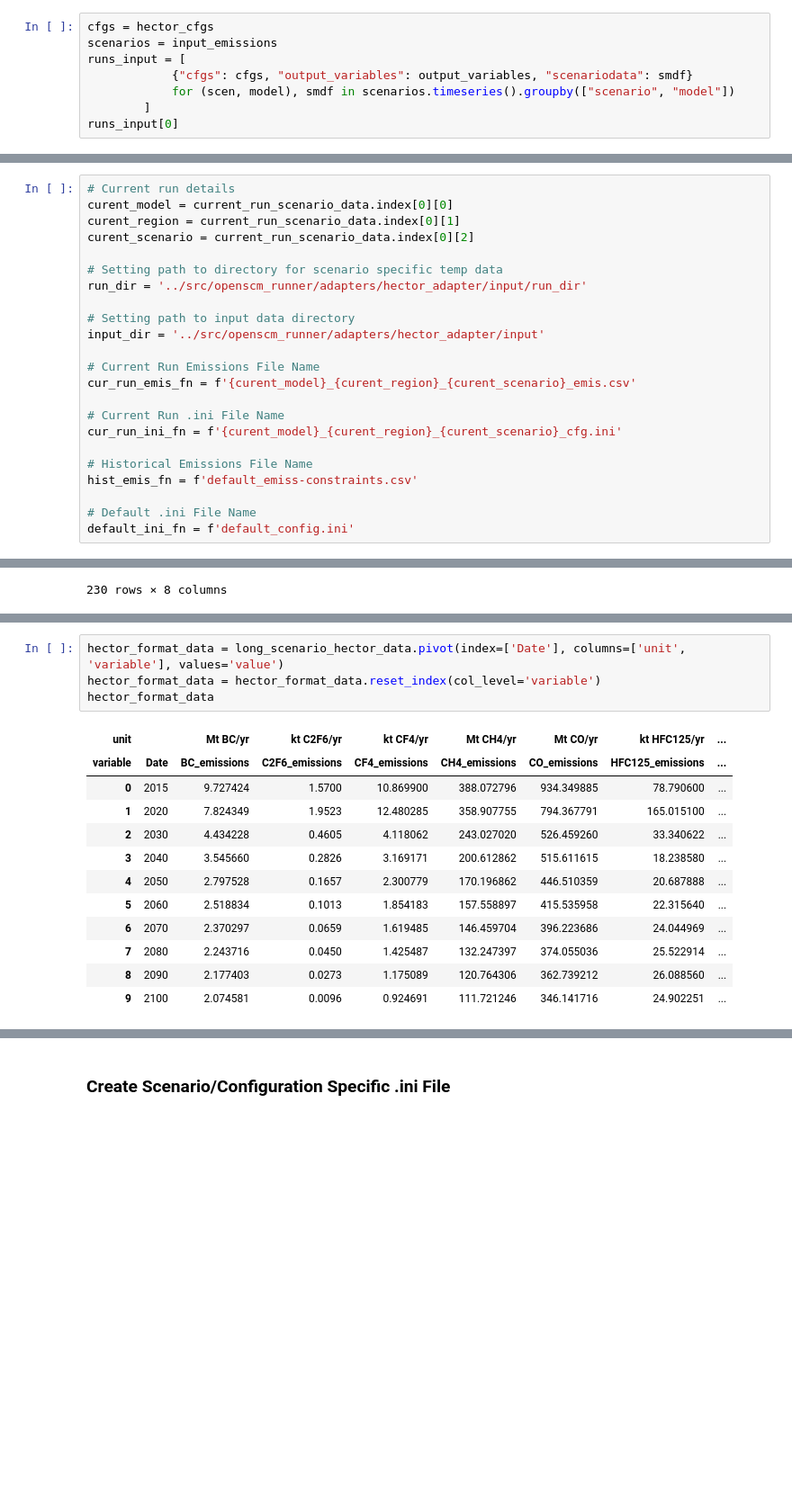
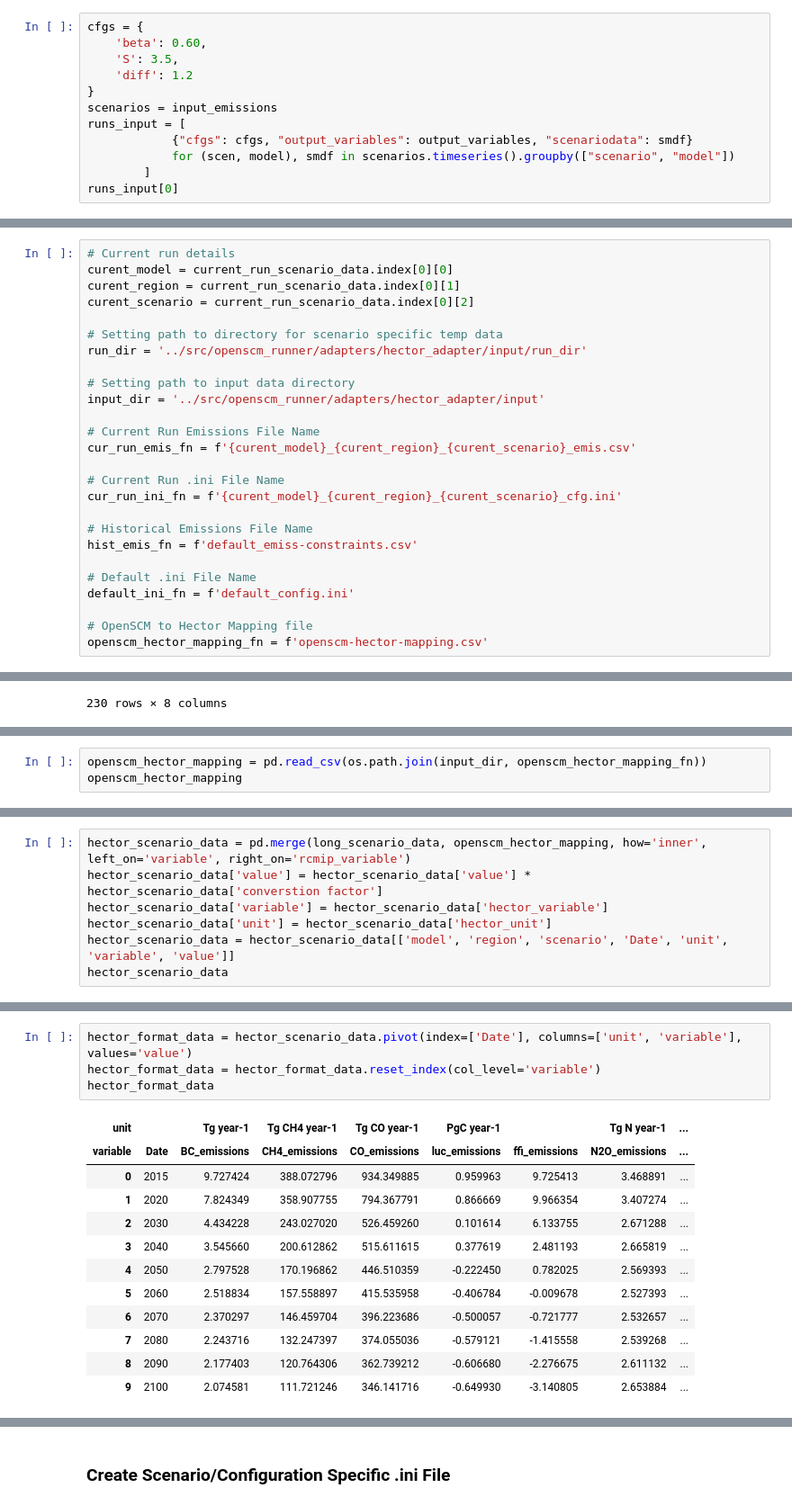
Before and after one commit to noahprime/openscm-runner, a Jupyter notebook: notebooks/hector_notebook.ipynb, the cells around one changed output, grey strips where cells are left out. Shown at 90% size. Drawn from its saved outputs; the diff is of its cells as text; blank space fills up the shorter version.

Commit message:
Updated hector adapter notebook with latest code

````diff
--- a/notebooks/hector_notebook.ipynb
+++ b/notebooks/hector_notebook.ipynb
@@ -72,7 +178,11 @@ hector._run(
 )
 ```
 # %%
-cfgs = hector_cfgs
+cfgs = {
+    'beta': 0.60,
+    'S': 3.5,
+    'diff': 1.2
+}
 scenarios = input_emissions
 runs_input = [
             {"cfgs": cfgs, "output_variables": output_variables, "scenariodata": smdf}
@@ -133,3 +243,6 @@ hist_emis_fn = f'default_emiss-constraints.csv'
 
 # Default .ini File Name
 default_ini_fn = f'default_config.ini'
+
+# OpenSCM to Hector Mapping file
+openscm_hector_mapping_fn = f'openscm-hector-mapping.csv'
@@ -286,0 +304,3 @@ long_scenario_hector_data
+# %%
+openscm_hector_mapping = pd.read_csv(os.path.join(input_dir, openscm_hector_mapping_fn))
+openscm_hector_mapping
@@ -286,0 +325,7 @@ long_scenario_hector_data
+# %%
+hector_scenario_data = pd.merge(long_scenario_data, openscm_hector_mapping, how='inner', left_on='variable', right_on='rcmip_variable')
+hector_scenario_data['value'] = hector_scenario_data['value'] * hector_scenario_data['converstion factor']
+hector_scenario_data['variable'] = hector_scenario_data['hector_variable']
+hector_scenario_data['unit'] = hector_scenario_data['hector_unit']
+hector_scenario_data = hector_scenario_data[['model', 'region', 'scenario', 'Date', 'unit', 'variable', 'value']]
+hector_scenario_data
@@ -287,17 +346,17 @@ long_scenario_hector_data
 # %%
-hector_format_data = long_scenario_hector_data.pivot(index=['Date'], columns=['unit', 'variable'], values='value')
+hector_format_data = hector_scenario_data.pivot(index=['Date'], columns=['unit', 'variable'], values='value')
 hector_format_data = hector_format_data.reset_index(col_level='variable')
 hector_format_data
 # %% [output]
-| unit |  | Mt BC/yr | kt C2F6/yr | kt CF4/yr | Mt CH4/yr | Mt CO/yr | kt HFC125/yr | ... |
-| variable | Date | BC_emissions | C2F6_emissions | CF4_emissions | CH4_emissions | CO_emissions | HFC125_emissions | ... |
-| 0 | 2015 | 9.727424 | 1.5700 | 10.869900 | 388.072796 | 934.349885 | 78.790600 | ... |
-| 1 | 2020 | 7.824349 | 1.9523 | 12.480285 | 358.907755 | 794.367791 | 165.015100 | ... |
-| 2 | 2030 | 4.434228 | 0.4605 | 4.118062 | 243.027020 | 526.459260 | 33.340622 | ... |
-| 3 | 2040 | 3.545660 | 0.2826 | 3.169171 | 200.612862 | 515.611615 | 18.238580 | ... |
-| 4 | 2050 | 2.797528 | 0.1657 | 2.300779 | 170.196862 | 446.510359 | 20.687888 | ... |
-| 5 | 2060 | 2.518834 | 0.1013 | 1.854183 | 157.558897 | 415.535958 | 22.315640 | ... |
-| 6 | 2070 | 2.370297 | 0.0659 | 1.619485 | 146.459704 | 396.223686 | 24.044969 | ... |
-| 7 | 2080 | 2.243716 | 0.0450 | 1.425487 | 132.247397 | 374.055036 | 25.522914 | ... |
-| 8 | 2090 | 2.177403 | 0.0273 | 1.175089 | 120.764306 | 362.739212 | 26.088560 | ... |
-| 9 | 2100 | 2.074581 | 0.0096 | 0.924691 | 111.721246 | 346.141716 | 24.902251 | ... |
+| unit |  | Tg year-1 | Tg CH4 year-1 | Tg CO year-1 | PgC year-1 |  | Tg N year-1 | ... |
+| variable | Date | BC_emissions | CH4_emissions | CO_emissions | luc_emissions | ffi_emissions | N2O_emissions | ... |
+| 0 | 2015 | 9.727424 | 388.072796 | 934.349885 | 0.959963 | 9.725413 | 3.468891 | ... |
+| 1 | 2020 | 7.824349 | 358.907755 | 794.367791 | 0.866669 | 9.966354 | 3.407274 | ... |
+| 2 | 2030 | 4.434228 | 243.027020 | 526.459260 | 0.101614 | 6.133755 | 2.671288 | ... |
+| 3 | 2040 | 3.545660 | 200.612862 | 515.611615 | 0.377619 | 2.481193 | 2.665819 | ... |
+| 4 | 2050 | 2.797528 | 170.196862 | 446.510359 | -0.222450 | 0.782025 | 2.569393 | ... |
+| 5 | 2060 | 2.518834 | 157.558897 | 415.535958 | -0.406784 | -0.009678 | 2.527393 | ... |
+| 6 | 2070 | 2.370297 | 146.459704 | 396.223686 | -0.500057 | -0.721777 | 2.532657 | ... |
+| 7 | 2080 | 2.243716 | 132.247397 | 374.055036 | -0.579121 | -1.415558 | 2.539268 | ... |
+| 8 | 2090 | 2.177403 | 120.764306 | 362.739212 | -0.606680 | -2.276675 | 2.611132 | ... |
+| 9 | 2100 | 2.074581 | 111.721246 | 346.141716 | -0.649930 | -3.140805 | 2.653884 | ... |
````
Also changed, not shown: parts of 43 cells of this notebook.
